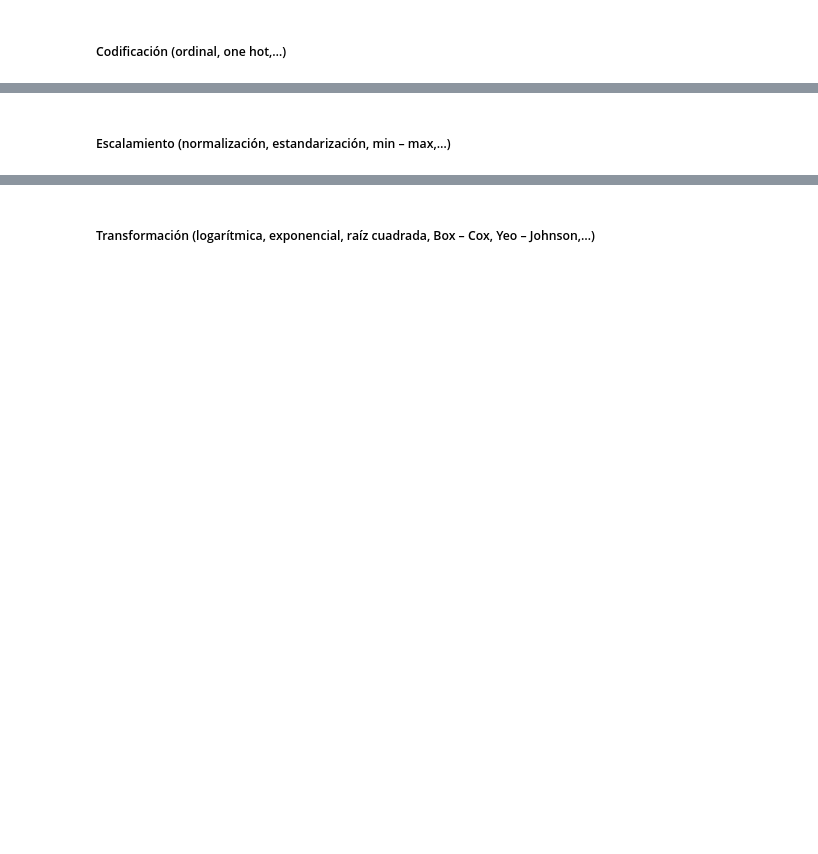
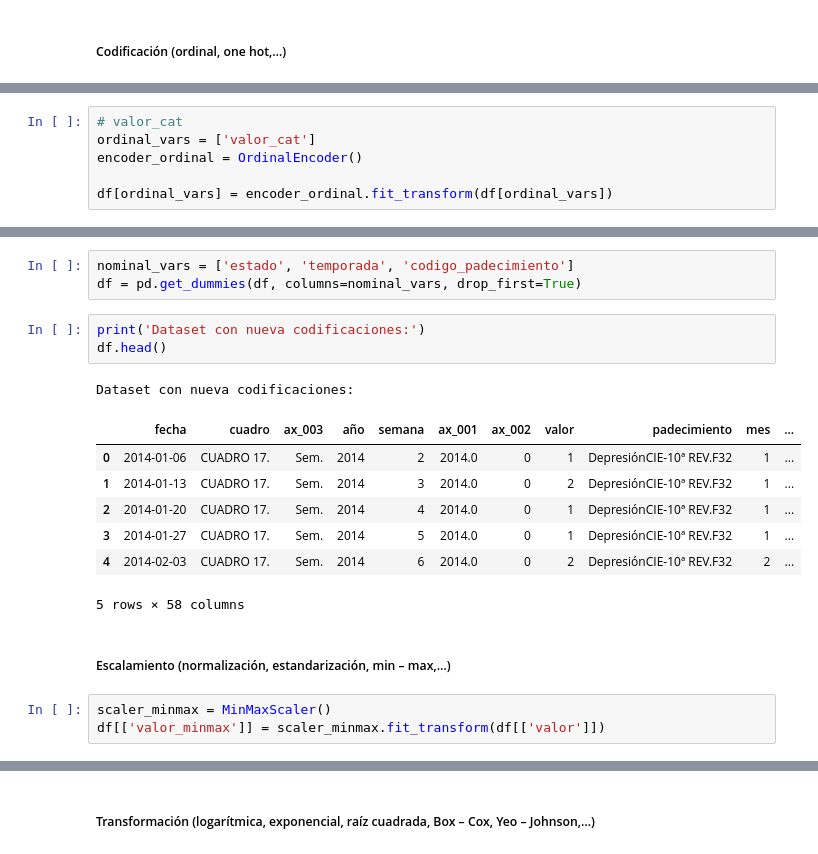
Before and after one commit to AbioticBaton4/proyecto-integrador-mna, a Jupyter notebook: src/features/Avance2.Equipo16.ipynb, the cells around one changed output, grey strips where cells are left out. Saved outputs shown, nothing was run; the diff lists cells and outputs as text; blank space fills up the shorter version.

```diff
--- a/src/features/Avance2.Equipo16.ipynb
+++ b/src/features/Avance2.Equipo16.ipynb
@@ -57,0 +185,6 @@ df.head()
+# %%
+# valor_cat
+ordinal_vars = ['valor_cat']
+encoder_ordinal = OrdinalEncoder()
+
+df[ordinal_vars] = encoder_ordinal.fit_transform(df[ordinal_vars])
@@ -58,2 +195,20 @@ df.head()
+# %%
+nominal_vars = ['estado', 'temporada', 'codigo_padecimiento']
+df = pd.get_dummies(df, columns=nominal_vars, drop_first=True)
+# %%
+print('Dataset con nueva codificaciones:')
+df.head()
+# %% [output]
+Dataset con nueva codificaciones:
+|  | fecha | cuadro | ax_003 | año | semana | ax_001 | ax_002 | valor | padecimiento | mes | ... |
+| 0 | 2014-01-06 | CUADRO 17. | Sem. | 2014 | 2 | 2014.0 | 0 | 1 | DepresiónCIE-10ª REV.F32 | 1 | ... |
+| 1 | 2014-01-13 | CUADRO 17. | Sem. | 2014 | 3 | 2014.0 | 0 | 2 | DepresiónCIE-10ª REV.F32 | 1 | ... |
+| 2 | 2014-01-20 | CUADRO 17. | Sem. | 2014 | 4 | 2014.0 | 0 | 1 | DepresiónCIE-10ª REV.F32 | 1 | ... |
+| 3 | 2014-01-27 | CUADRO 17. | Sem. | 2014 | 5 | 2014.0 | 0 | 1 | DepresiónCIE-10ª REV.F32 | 1 | ... |
+| 4 | 2014-02-03 | CUADRO 17. | Sem. | 2014 | 6 | 2014.0 | 0 | 2 | DepresiónCIE-10ª REV.F32 | 2 | ... |
+5 rows × 58 columns
 # %% [markdown]
 ##### Escalamiento (normalización, estandarización, min – max,…)
+# %%
+scaler_minmax = MinMaxScaler()
+df[['valor_minmax']] = scaler_minmax.fit_transform(df[['valor']])
```
Also changed, not shown: parts of 36 cells of this notebook, 1 other file.
